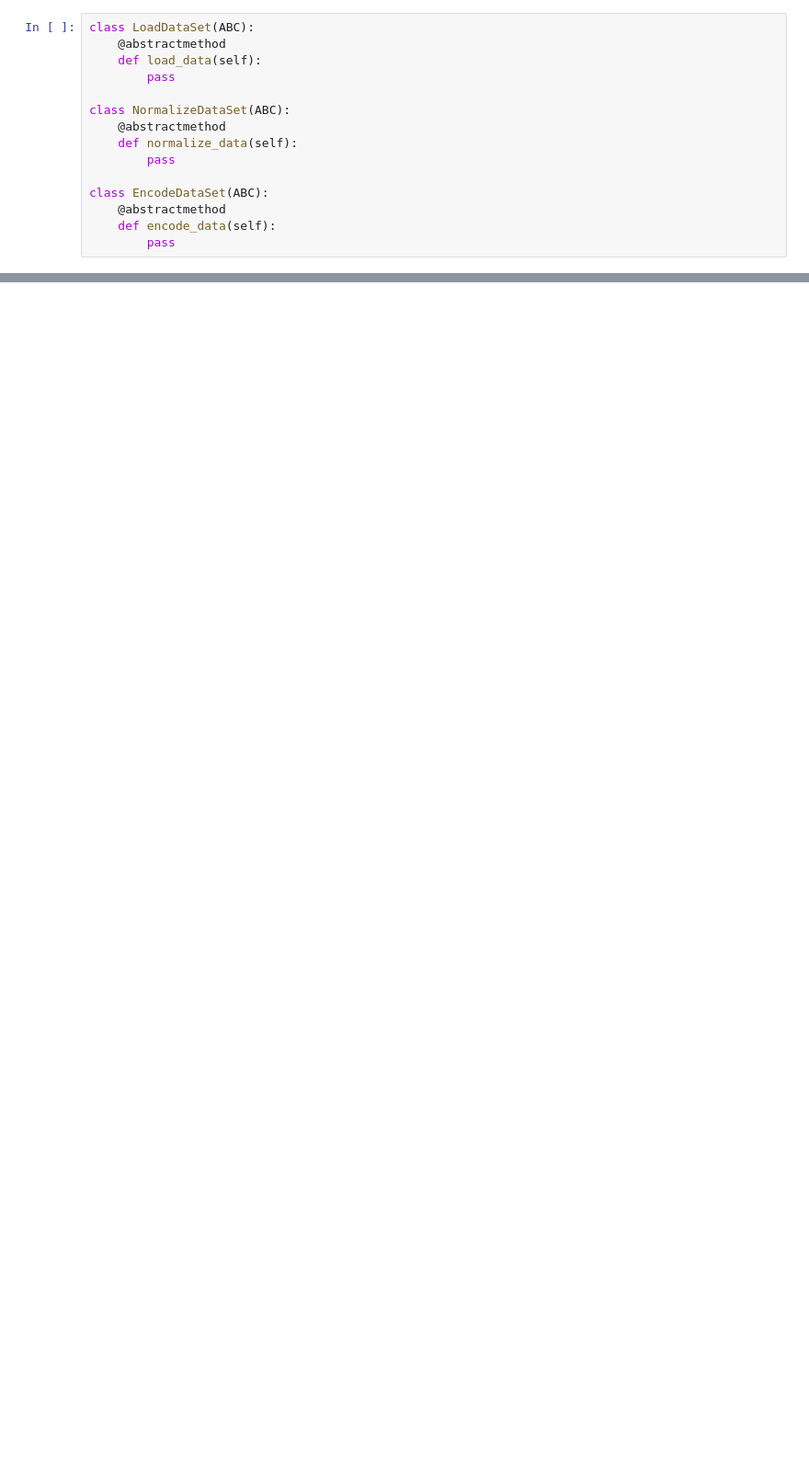
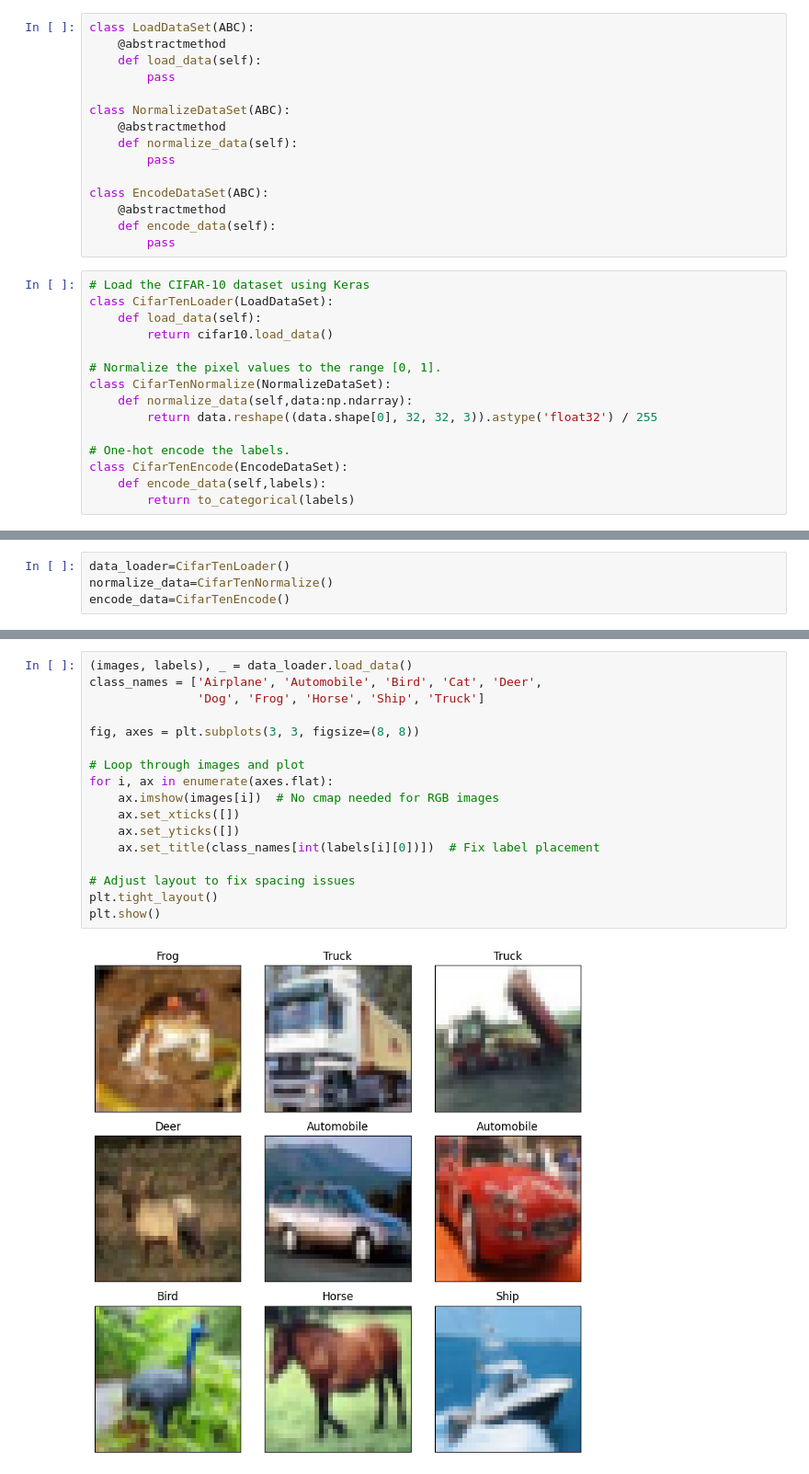
Before and after one commit to amjadAwad95/CNN-Image-Classification-CIFAR10, a Jupyter notebook: main.ipynb, the cells around one changed output, grey strips where cells are left out. Shown: that part at 92% size. Saved outputs shown, nothing was run; the diff lists cells and outputs as text; blank space fills up the shorter version.

Commit message:
Builders Class - edit the dataset classes -add more builder classes

```diff
--- a/main.ipynb
+++ b/main.ipynb
@@ -25,4 +25,19 @@ class EncodeDataSet(ABC):
     @abstractmethod
     def encode_data(self):
         pass
+# %%
+# Load the CIFAR-10 dataset using Keras
+class CifarTenLoader(LoadDataSet):
+    def load_data(self):
+        return cifar10.load_data()
+
+# Normalize the pixel values to the range [0, 1].
+class CifarTenNormalize(NormalizeDataSet):
+    def normalize_data(self,data:np.ndarray):
+        return data.reshape((data.shape[0], 32, 32, 3)).astype('float32') / 255
+
+# One-hot encode the labels.
+class CifarTenEncode(EncodeDataSet):
+    def encode_data(self,labels):
+        return to_categorical(labels)
 # %%
@@ -74,0 +64,4 @@ class CifarTenDataset(LoadDataSet,NormalizeDataSet,EncodeDataSet):
+# %%
+data_loader=CifarTenLoader()
+normalize_data=CifarTenNormalize()
+encode_data=CifarTenEncode()
@@ -74,0 +73,19 @@ class CifarTenDataset(LoadDataSet,NormalizeDataSet,EncodeDataSet):
+# %%
+(images, labels), _ = data_loader.load_data()
+class_names = ['Airplane', 'Automobile', 'Bird', 'Cat', 'Deer',
+               'Dog', 'Frog', 'Horse', 'Ship', 'Truck']
+
+fig, axes = plt.subplots(3, 3, figsize=(8, 8))
+
+# Loop through images and plot
+for i, ax in enumerate(axes.flat):
+    ax.imshow(images[i])  # No cmap needed for RGB images
+    ax.set_xticks([])
+    ax.set_yticks([])
+    ax.set_title(class_names[int(labels[i][0])])  # Fix label placement
+
+# Adjust layout to fix spacing issues
+plt.tight_layout()
+plt.show()
+# %% [output]
+[figure, added]
```
Also changed, not shown: parts of 10 cells of this notebook.
